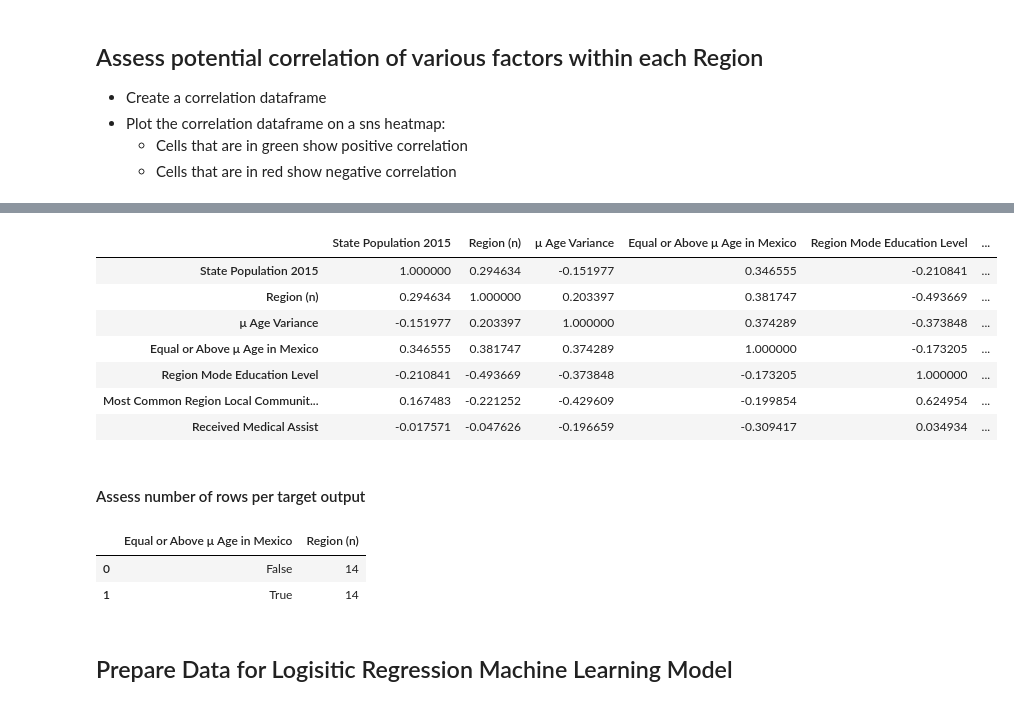
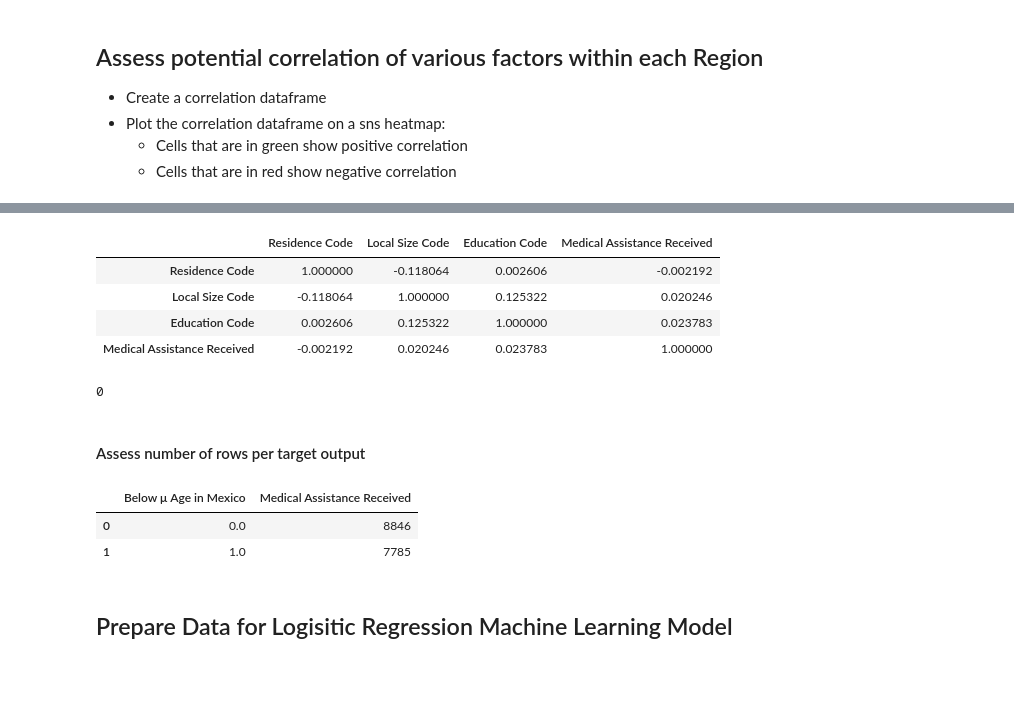
Before and after one commit to EmSchoof/AdolescentMaternalMortality, a Jupyter notebook: updated_jupyter_files_2021/6_machine_learning_improved.ipynb, the cells around one changed output, grey strips where cells are left out. Saved outputs shown, nothing was run; the diff lists cells and outputs as text; code cells hidden in the pictures; blank space fills up the shorter version.

```diff
--- a/updated_jupyter_files_2021/6_machine_learning_improved.ipynb
+++ b/updated_jupyter_files_2021/6_machine_learning_improved.ipynb
@@ -70,0 +85,11 @@ data.head()
+# %%
+target_col = []
+for age in data['Age at Death']:
+
+    if age < 28.36:
+        target_col.append(1)
+    else:
+        target_col.append(0)
+
+data['Below μ Age in Mexico'] = pd.Series(target_col)
+data.head()
@@ -71 +113,3 @@ data.head()
+# %%
+data = data.fillna(value=0)
 # %% [markdown]
@@ -72,0 +117,4 @@ data.head()
+# %%
+data = data.drop(columns=['Age at Death'], axis=1)
+data_encoded = pd.get_dummies(data)
+data_encoded.head()
@@ -73,3 +137,9 @@ data.head()
+# %%
+# Entire dataset (excluding response variable)
+X = data_encoded.copy().drop(['Below μ Age in Mexico'], axis=1)
+
+# The response variable
+y = data_encoded.copy().pop('Below μ Age in Mexico')
 # %% [markdown]
 ## Assess potential correlation of various factors within each Region
 - Create a correlation dataframe
@@ -88,23 +158,24 @@ sns.heatmap(feature_corr, square=True, cmap='RdYlGn')
 # %%
-data.corr()
+X.corr()
 # %% [output]
-|  | State Population 2015 | Region (n) | μ Age Variance | Equal or Above μ Age in Mexico | Region Mode Education Level | ... |
-| State Population 2015 | 1.000000 | 0.294634 | -0.151977 | 0.346555 | -0.210841 | ... |
-| Region (n) | 0.294634 | 1.000000 | 0.203397 | 0.381747 | -0.493669 | ... |
-| μ Age Variance | -0.151977 | 0.203397 | 1.000000 | 0.374289 | -0.373848 | ... |
-| Equal or Above μ Age in Mexico | 0.346555 | 0.381747 | 0.374289 | 1.000000 | -0.173205 | ... |
-| Region Mode Education Level | -0.210841 | -0.493669 | -0.373848 | -0.173205 | 1.000000 | ... |
-| Most Common Region Local Communit... | 0.167483 | -0.221252 | -0.429609 | -0.199854 | 0.624954 | ... |
-| Received Medical Assist | -0.017571 | -0.047626 | -0.196659 | -0.309417 | 0.034934 | ... |
+|  | Residence Code | Local Size Code | Education Code | Medical Assistance Received |
+| Residence Code | 1.000000 | -0.118064 | 0.002606 | -0.002192 |
+| Local Size Code | -0.118064 | 1.000000 | 0.125322 | 0.020246 |
+| Education Code | 0.002606 | 0.125322 | 1.000000 | 0.023783 |
+| Medical Assistance Received | -0.002192 | 0.020246 | 0.023783 | 1.000000 |
+# %%
+y.isna().sum()
+# %% [output]
+0
 # %% [markdown]
 #### Assess number of rows per target output
 # %%
-data[['Equal or Above μ Age in Mexico', 'Region (n)']].groupby('Equal or Above μ Age in Mexico',
+data_encoded[['Below μ Age in Mexico', 'Medical Assistance Received']].groupby('Below μ Age in Mexico',
                                                  as_index=False).count()
 # %% [output]
-|  | Equal or Above μ Age in Mexico | Region (n) |
-| 0 | False | 14 |
-| 1 | True | 14 |
+|  | Below μ Age in Mexico | Medical Assistance Received |
+| 0 | 0.0 | 8846 |
+| 1 | 1.0 | 7785 |
 # %% [markdown]
 ## Prepare Data for Logisitic Regression Machine Learning Model
 # %% [markdown]
```
Also changed, not shown: parts of 31 cells of this notebook, 3 other files.
